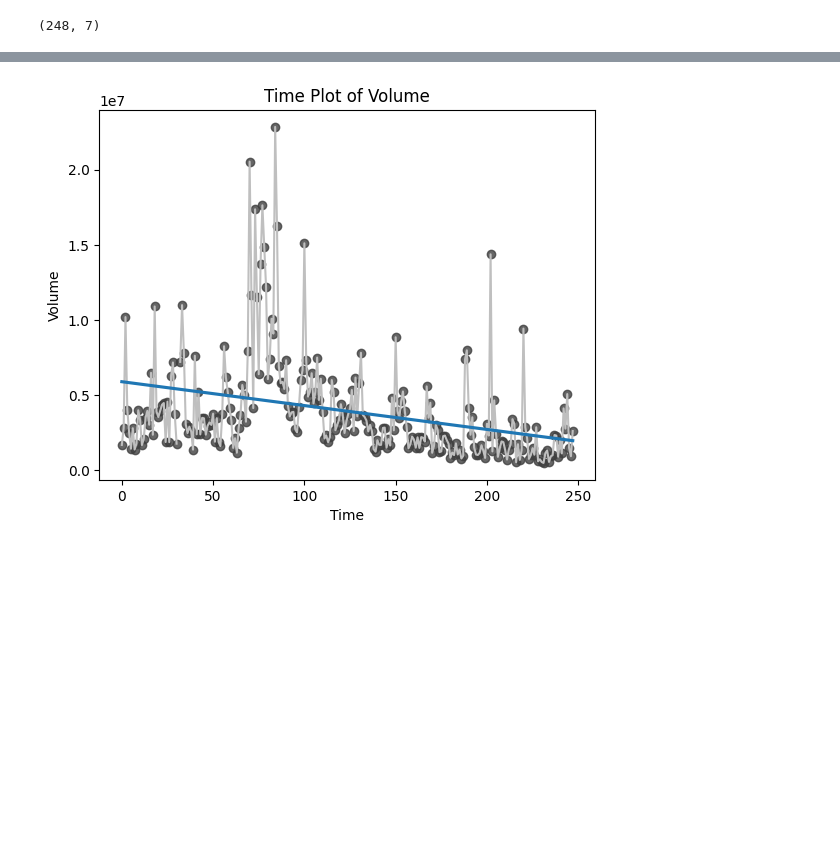
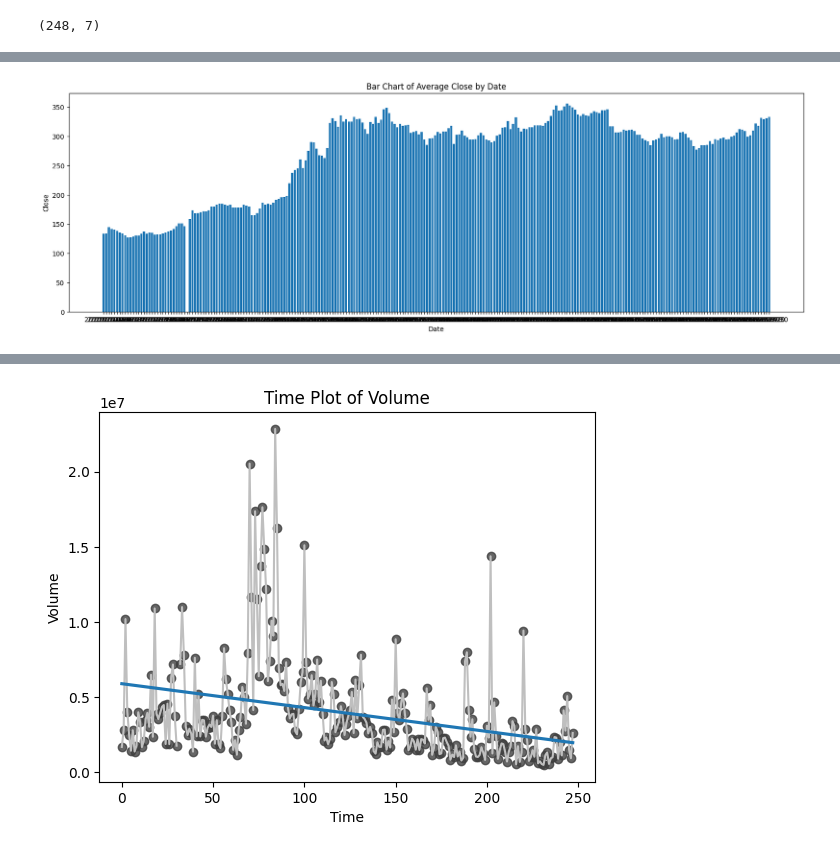
Before and after one commit to Udhay2898/HandsOnPractice_Pandas, a Jupyter notebook: TATA_Stocks_Analysis.ipynb, the cells around one changed output, grey strips where cells are left out. Cells and saved outputs as stored; diff of their text form; code cells hidden in the pictures; blank space fills up the shorter version.

```diff
--- a/TATA_Stocks_Analysis.ipynb
+++ b/TATA_Stocks_Analysis.ipynb
@@ -49,0 +64,17 @@ tata.shape
+# %%
+average = tata.groupby('Date')['Close'].mean()
+
+plt.figure(figsize=(20,6))
+
+# Define x and y for plotting
+x = average.index
+y = average.values
+
+# Plotting a bar chart
+plt.bar(x, y)
+plt.title("Bar Chart of Average Close by Date")
+plt.xlabel("Date")
+plt.ylabel("Close")
+plt.show()
+# %% [output]
+[figure, added]
```
Also changed, not shown: parts of 3 cells of this notebook.
